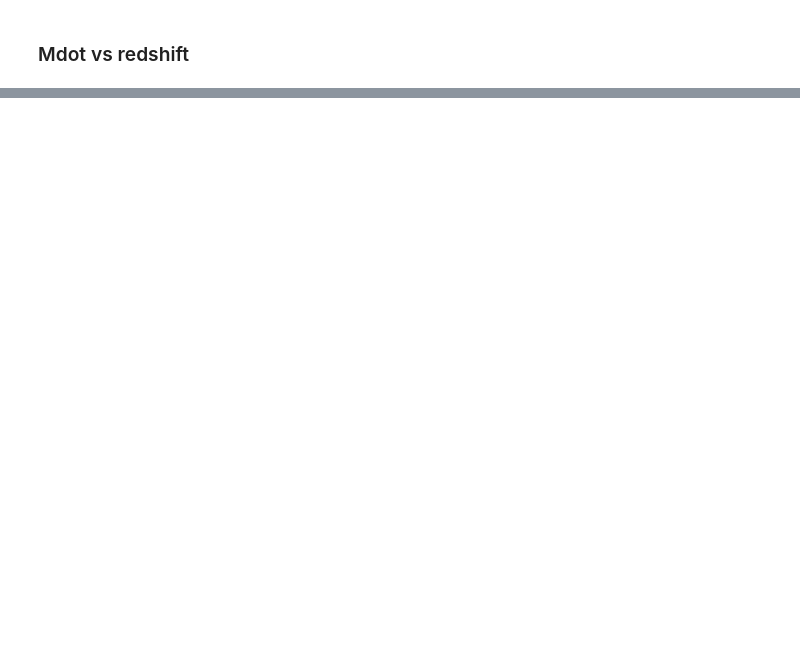
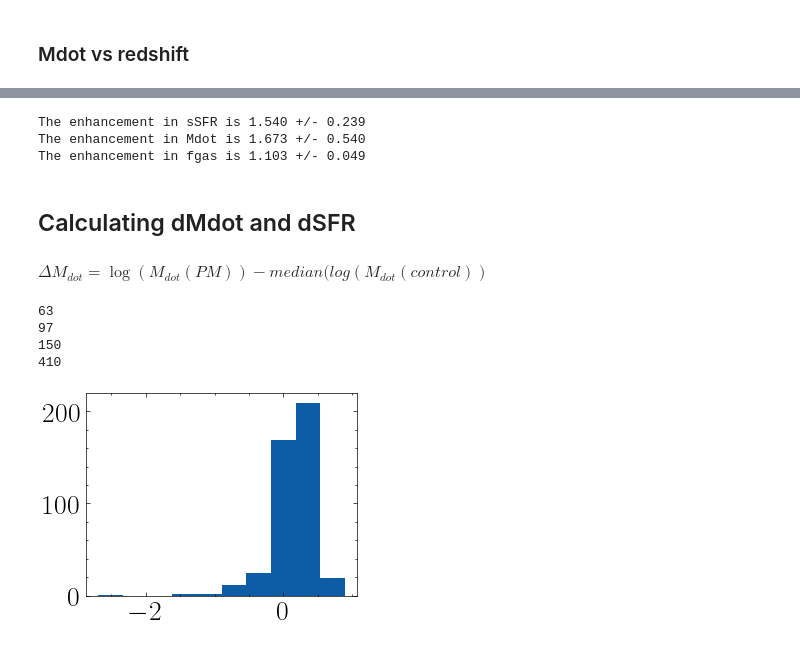
Before and after one commit to pranav-satheesh/host_galaxies, a Jupyter notebook: notebooks/control_samples_analysis.ipynb, the cells around one changed output, grey strips where cells are left out. Cells and saved outputs as stored; diff of their text form; code cells hidden in the pictures; blank space fills up the shorter version.

```diff
--- a/notebooks/control_samples_analysis.ipynb
+++ b/notebooks/control_samples_analysis.ipynb
@@ -43,0 +59,3 @@ The Mdot enhancement in post mergers is 1.700
+# %%
+Nmergers = np.size(controlpop.MBH_merging_pop[controlpop.valid_post_merger_masks])
+print(Nmergers)
@@ -107,0 +157,8 @@ fig.savefig(figure_loc)
+# %%
+controlpop.set_plot_style(linewidth=3,labelsize=25,ticksize=20,legendsize=20)
+fig,axes = controlpop.fgas_evolution(z_min=0, z_max=5, z_binsize=0.4)
+fig.set_size_inches(8,9)
+axes[0].set_ylim(0,1)
+axes[1].set_ylim(0,2)
+figure_loc = '../figures/fgas_z_evolution_merger_vs_control.pdf'
+fig.savefig(figure_loc)
@@ -107,0 +167,31 @@ fig.savefig(figure_loc)
+# %%
+print("The enhancement in sSFR is %1.3f +/- %1.3f"%(np.mean(controlpop.Q_sSFR),np.mean(controlpop.Q_sSFR_SE)))
+print("The enhancement in Mdot is %1.3f +/- %1.3f"%(np.mean(controlpop.Q_Mdot),np.mean(controlpop.Q_Mdot_SE)))
+print("The enhancement in fgas is %1.3f +/- %1.3f"%(np.mean(controlpop.Q_fgas),np.mean(controlpop.Q_fgas_SE)))
+# %% [output]
+The enhancement in sSFR is 1.540 +/- 0.239
+The enhancement in Mdot is 1.673 +/- 0.540
+The enhancement in fgas is 1.103 +/- 0.049
+# %% [markdown]
+## Calculating dMdot and dSFR
+
+
+#### $\Delta M_{dot} = \log(M_{dot}(PM)) - median(log(M_{dot} (control))$
+# %%
+DMgas_dex = []
+for i in range(Nmergers):
+    Mgas_increment = np.log10(controlpop.pop['merging_population']['Mgas'][controlpop.valid_post_merger_masks][i]) - np.median(np.log10(controlpop.pop['non_merging_population']['Mgas'][:][controlpop.control_indices[:,i]]))
+
+    DMgas_dex.append(Mgas_increment)
+    if Mgas_increment<-1:
+        print(i)
+
+
+plt.hist(DMgas_dex,bins=10)
+plt.show()
+# %% [output]
+63
+97
+150
+410
+[figure, added]
```
Also changed, not shown: parts of 20 cells of this notebook, 29 other files.
